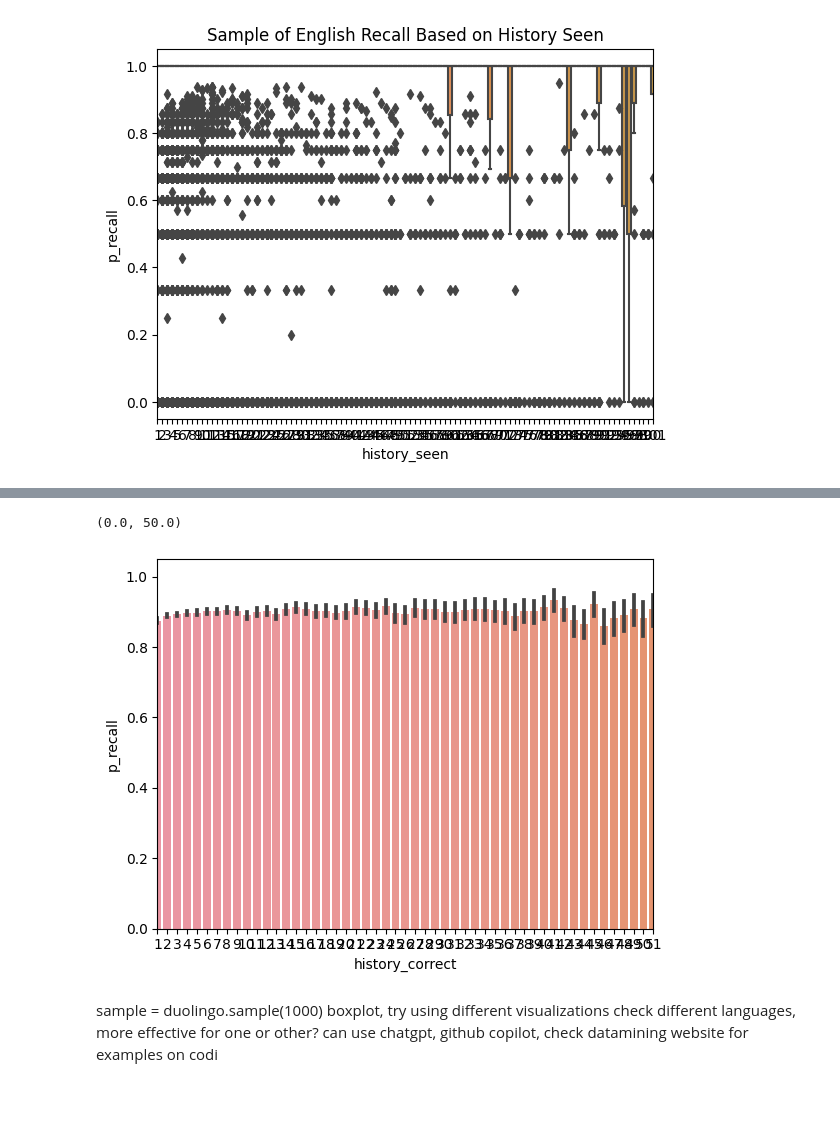
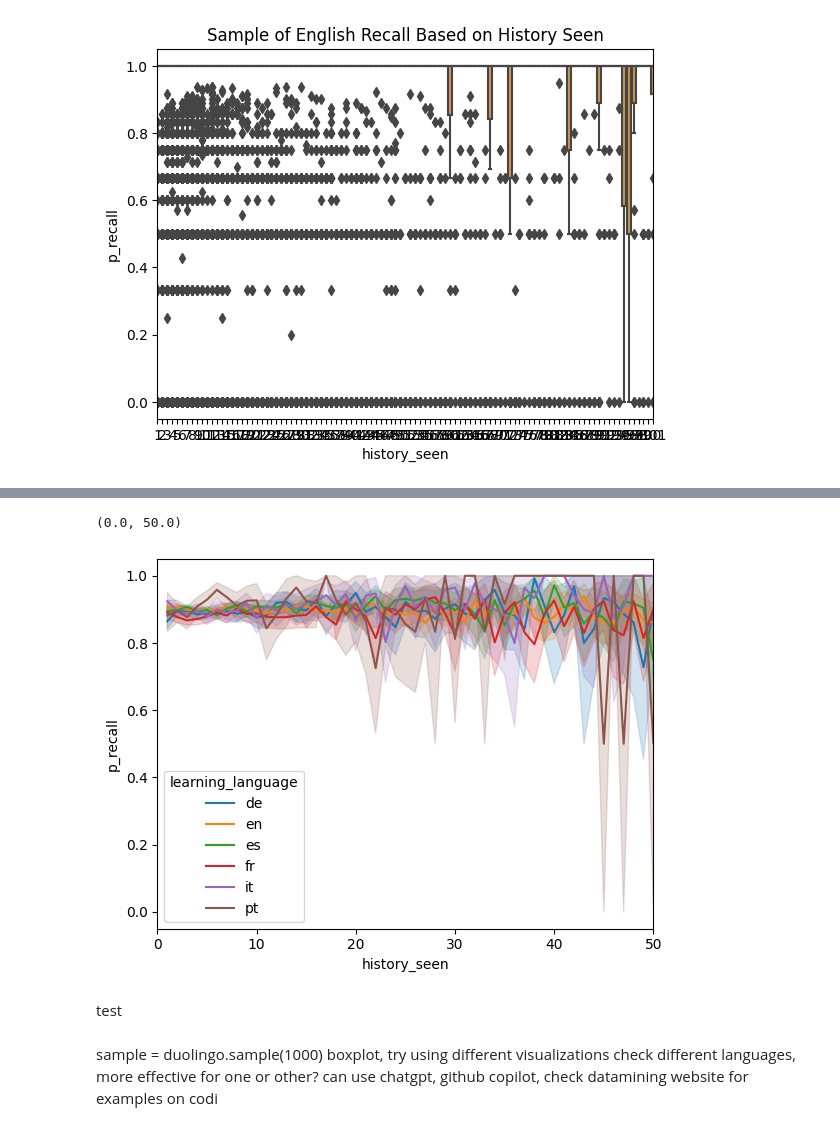
Before and after one commit to SpyChicken00/A-Computational-Approach-to-Language-Learning-Models, a Jupyter notebook: DuolingoDataset.ipynb, the cells around one changed output, grey strips where cells are left out. Drawn from its saved outputs; the diff is of its cells as text; code cells hidden in the pictures; blank space fills up the shorter version.

```diff
--- a/DuolingoDataset.ipynb
+++ b/DuolingoDataset.ipynb
@@ -137,9 +162,11 @@ box = sns.boxplot(data=en_sample, x="history_seen", y="p_recall").set(title="Sam
 # %%
-box = sns.boxplot(data=en_sample, x="history_correct", y="p_recall")
+box = sns.lineplot(data=sample, x="history_seen", y="p_recall", hue='learning_language')
 box.set_xlim(0, 50)
 # %% [output]
 (0.0, 50.0)
-[figure, old version]
+[figure, new version]
+# %% [markdown]
+test
 # %% [markdown]
 sample = duolingo.sample(1000)
 boxplot, try using different visualizations
```
Also changed, not shown: parts of 5 cells of this notebook.
